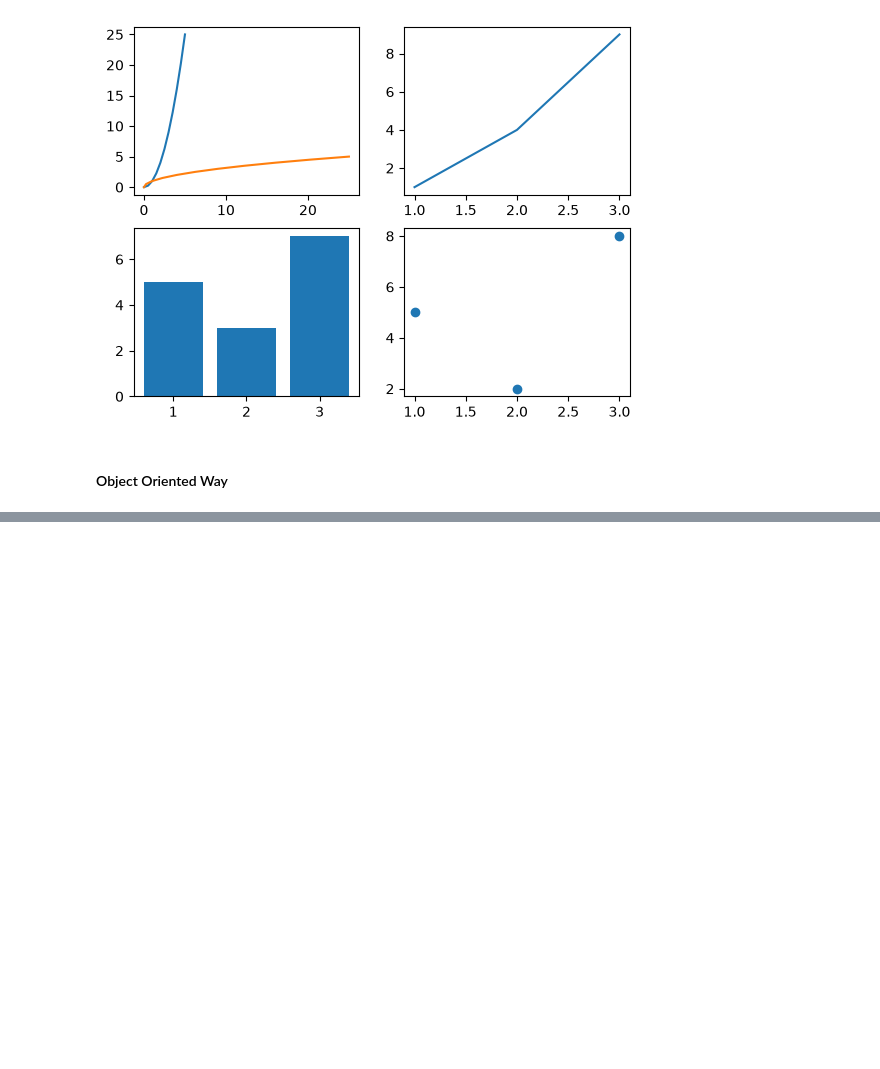
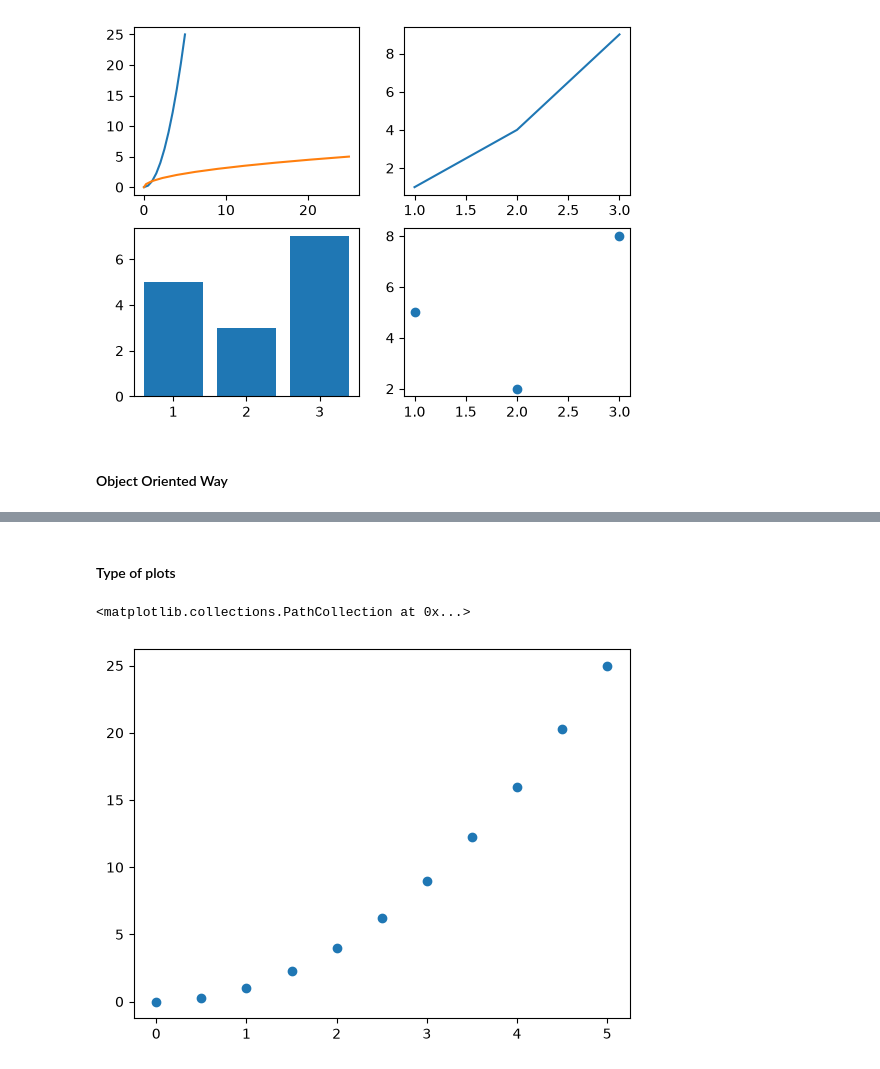
Before and after one commit to prajapatigagan/learning_matplotlib_seaborn_cufflinks, a Jupyter notebook: matplotlib.ipynb, the cells around one changed output, grey strips where cells are left out. Cells and saved outputs as stored; diff of their text form; code cells hidden in the pictures; blank space fills up the shorter version.

```diff
--- a/matplotlib.ipynb
+++ b/matplotlib.ipynb
@@ -41,0 +51,8 @@ plt.scatter([1, 2, 3], [5, 2, 8])
+# %% [markdown]
+#### Type of plots
+# %%
+# 1...
+plt.scatter(x,y)
+# %% [output]
+<matplotlib.collections.PathCollection at 0x...>
+[figure, added]
```
Also changed, not shown: parts of 10 cells of this notebook, 2 other files.
